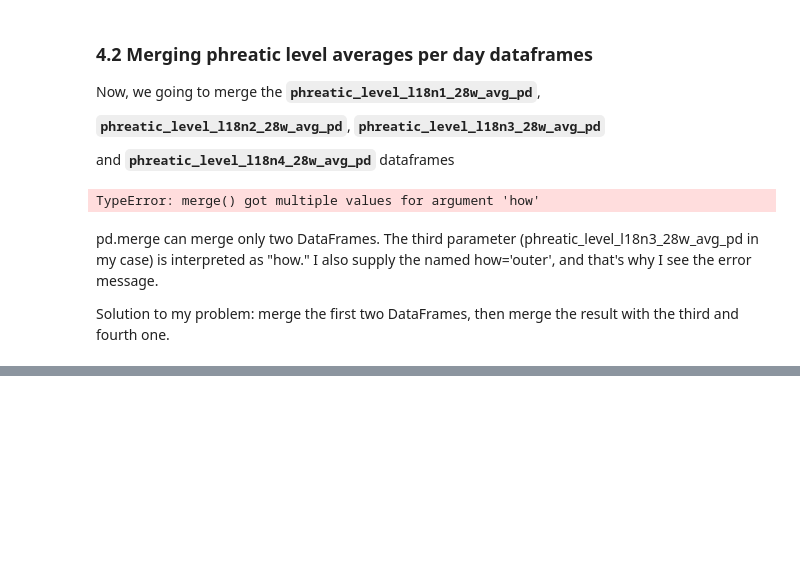
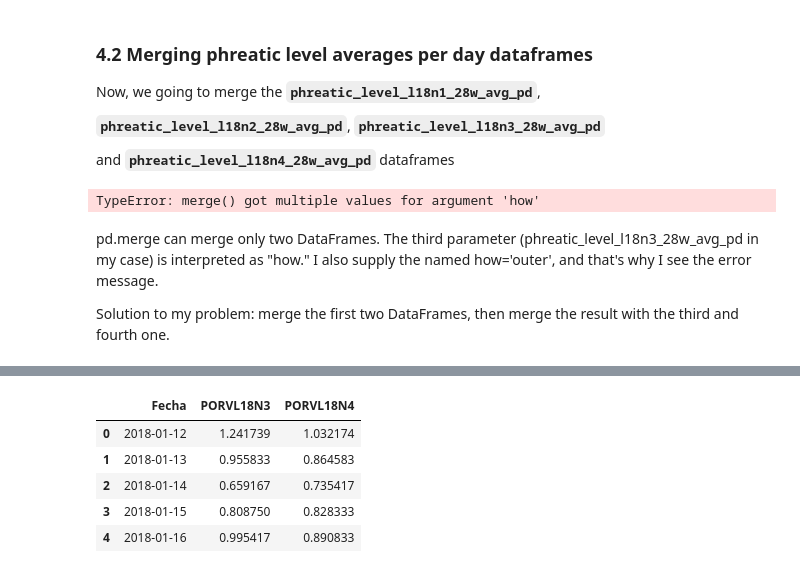
Before and after one commit to bgarcial/sioma_project, a Jupyter notebook: notebooks/averaging_data/PhreaticLevel/28-weeks_January-12_August-03_2018/03-bgarcial-phreatic_level_generating_average_between-nodes_values.ipynb, the cells around one changed output, grey strips where cells are left out. Cells and saved outputs as stored; diff of their text form; code cells hidden in the pictures; blank space fills up the shorter version.

```diff
--- a/notebooks/averaging_data/PhreaticLevel/28-weeks_January-12_August-03_2018/03-bgarcial-phreatic_level_generating_average_between-nodes_values.ipynb
+++ b/notebooks/averaging_data/PhreaticLevel/28-weeks_January-12_August-03_2018/03-bgarcial-phreatic_level_generating_average_between-nodes_values.ipynb
@@ -512,0 +531,9 @@ Solution to my problem: merge the first two DataFrames, then merge the result wi
+# %%
+phreatic_level_l18_n3_n4_28w_avg_pd.head()
+# %% [output]
+|  | Fecha | PORVL18N3 | PORVL18N4 |
+| 0 | 2018-01-12 | 1.241739 | 1.032174 |
+| 1 | 2018-01-13 | 0.955833 | 0.864583 |
+| 2 | 2018-01-14 | 0.659167 | 0.735417 |
+| 3 | 2018-01-15 | 0.808750 | 0.828333 |
+| 4 | 2018-01-16 | 0.995417 | 0.890833 |
```
Also changed, not shown: parts of 13 cells of this notebook, 2 other files.
